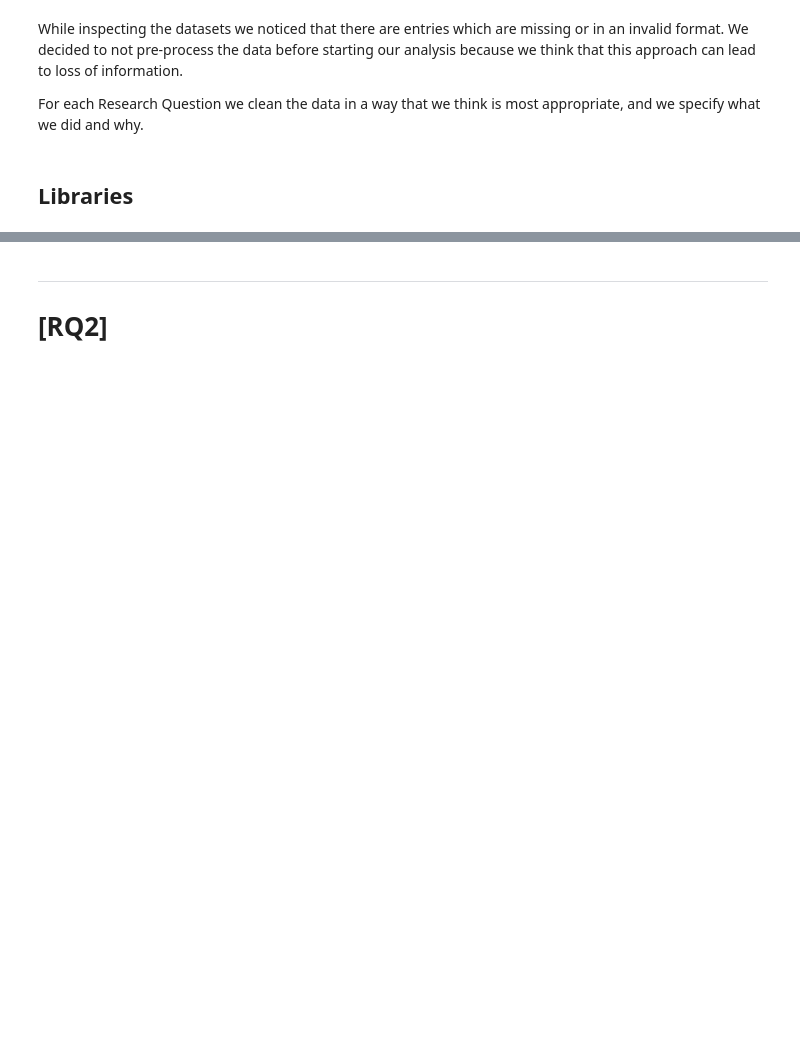
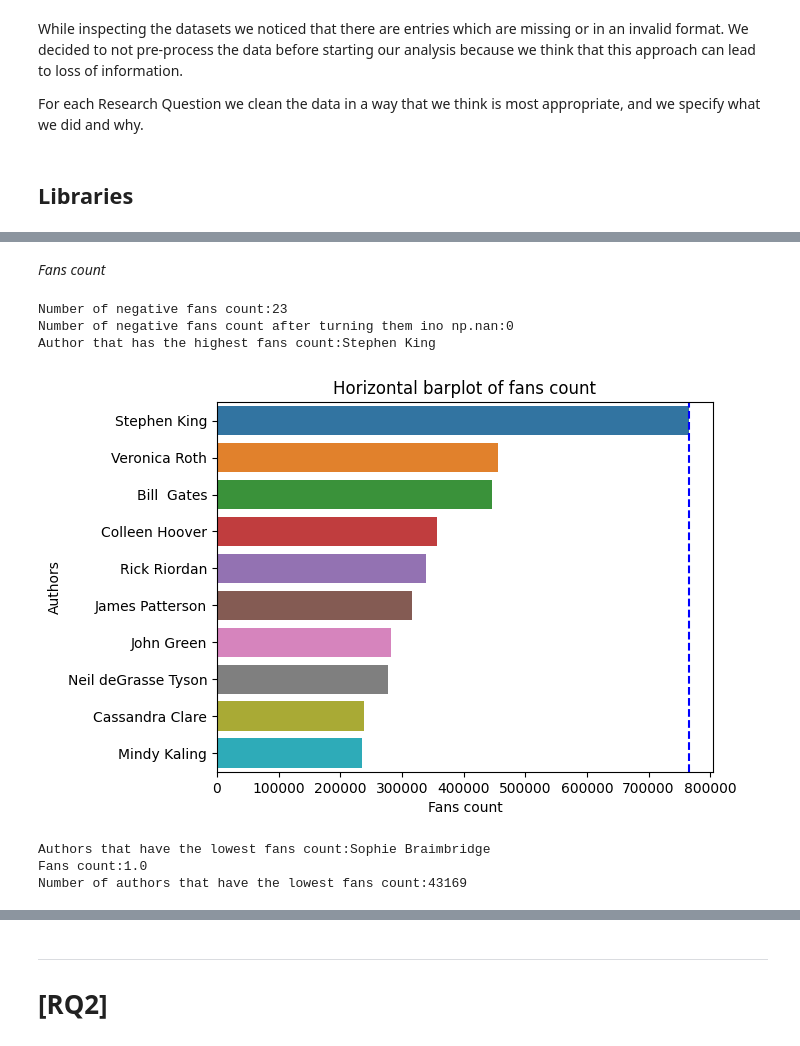
Before and after one commit to parlanti/ADM-HW2, a Jupyter notebook: main.ipynb, the cells around one changed output, grey strips where cells are left out. Saved outputs shown, nothing was run; the diff lists cells and outputs as text; code cells hidden in the pictures; blank space fills up the shorter version.

```diff
--- a/main.ipynb
+++ b/main.ipynb
@@ -33,0 +300,50 @@ df_authors = pd.read_json(filepath_authors, lines = True)
+# %% [markdown]
+*Fans count*
+# %%
+#fans_count
+#let's check how many negative fans count there are and, if there are any, turn them into np.nan (numpy nan values):
+print("\033[1m" + "Number of negative fans count:" + "\033[0m" + str(len(authors[authors['fans_count']<0]))) # 23 negative fans count
+
+authors['fans_count'] = authors['fans_count'].apply(lambda x : np.nan if x <= 0 else x)
+
+print("\033[1m" + "Number of negative fans count after turning them ino np.nan:" + "\033[0m" + str(len(authors[authors['fans_count']<0]))) # 0 negative fans count
+#now we don't have negative numbers and we can try to plot the histogram and see what happens:
+
+#let's print just the top 10 authors with the highest fans count because of the computational running time:
+sum_fans = authors.groupby('name')['fans_count'].sum()
+top_authors = sum_fans.sort_values(ascending = False)
+top_10_authors = top_authors.head(10)
+
+authors_pd =top_10_authors.reset_index()
+authors_pd.columns = ['author_name', 'fans_count']
+
+#Let's see who, among all the authors in the dataset, has the highest fans count
+#highest fan count
+highest_fan_count = authors['fans_count'].max()
+out = authors[authors["fans_count"] == highest_fan_count]
+print("\033[1m" + "Author that has the highest fans count:" + "\033[0m" + str(out["name"].values[0])) #Stephen King (766035 fans)
+
+sns.barplot(x = authors_pd['fans_count'], y = authors_pd['author_name'], orient = 'h')
+plt.axvline(x=766035, color='blue', linestyle='--', label='Threshold') # let's add this line to the barplot
+
+
+plt.xlabel('Fans count')
+plt.ylabel('Authors')
+plt.title('Horizontal barplot of fans count')
+plt.show()
+# %% [output]
+Number of negative fans count:23
+Number of negative fans count after turning them ino np.nan:0
+Author that has the highest fans count:Stephen King
+[figure, added]
+# %%
+#Let's see who, among all the authors in the dataset, has the lowest fans count
+lowest_fan_count = authors['fans_count'].min()
+out = authors[authors["fans_count"] == lowest_fan_count]
+print("\033[1m" + "Authors that have the lowest fans count:" + "\033[0m" + str(out["name"].values[0])) #we print just the first one because they are too many
+print("\033[1m" + "Fans count:" + "\033[0m" + str(out["fans_count"].values[0])) # 1 fan (we print just the first one because they are too man)
+print("\033[1m" + "Number of authors that have the lowest fans count:" + "\033[0m" + str(len(out["name"]))) #43169 authors with just 1 fan
+# %% [output]
+Authors that have the lowest fans count:Sophie Braimbridge
+Fans count:1.0
+Number of authors that have the lowest fans count:43169
```
Also changed, not shown: parts of 103 cells of this notebook.
